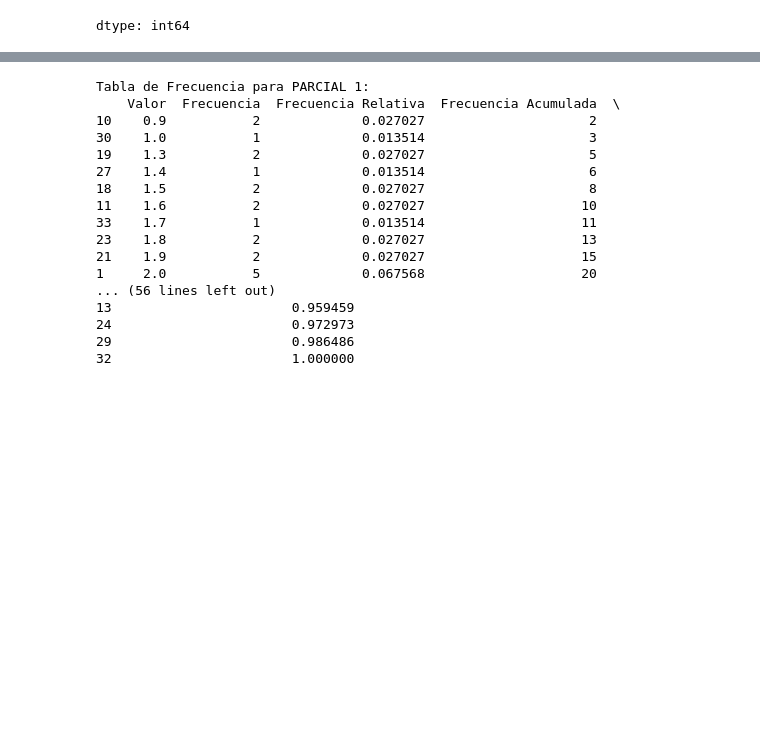
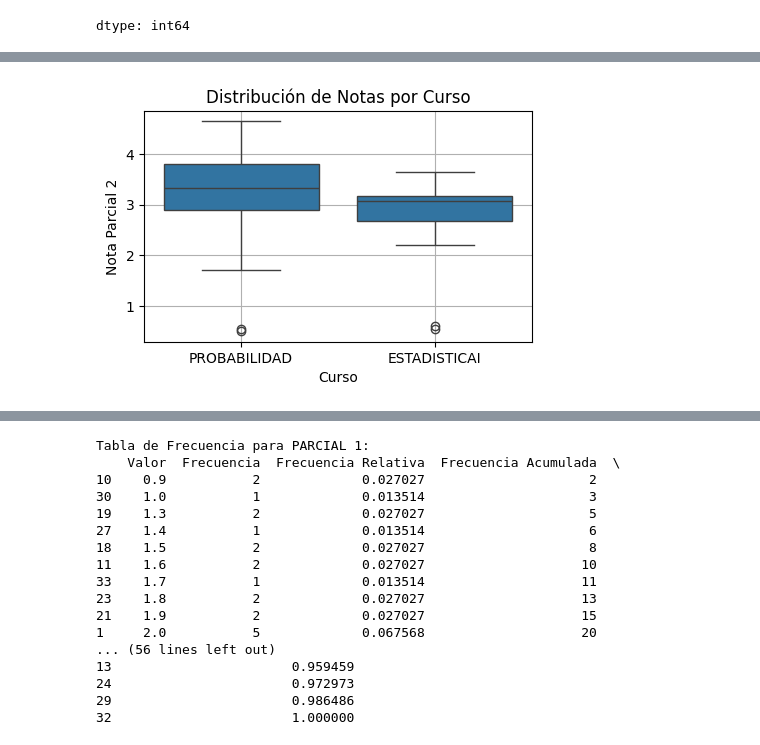
Before and after one commit to karol199625/Estad-stica-computarizada, a Jupyter notebook: CLASE_3KP.ipynb, the cells around one changed output, grey strips where cells are left out. Cells and saved outputs as stored; diff of their text form; code cells hidden in the pictures; blank space fills up the shorter version.

```diff
--- a/CLASE_3KP.ipynb
+++ b/CLASE_3KP.ipynb
@@ -139,0 +344,11 @@ dtype: int64
+# %%
+# @title **Paso 22. Gráfico de boxplot para ver la distribución de las notas por curso**
+plt.figure(figsize=(5, 3))
+sns.boxplot(x='CURSO', y='PARCIAL 2', data=df)
+plt.title('Distribución de Notas por Curso')
+plt.xlabel('Curso')
+plt.ylabel('Nota Parcial 2')
+plt.grid(True)
+plt.show()
+# %% [output]
+[figure, added]
```
Also changed, not shown: parts of 19 cells of this notebook.
